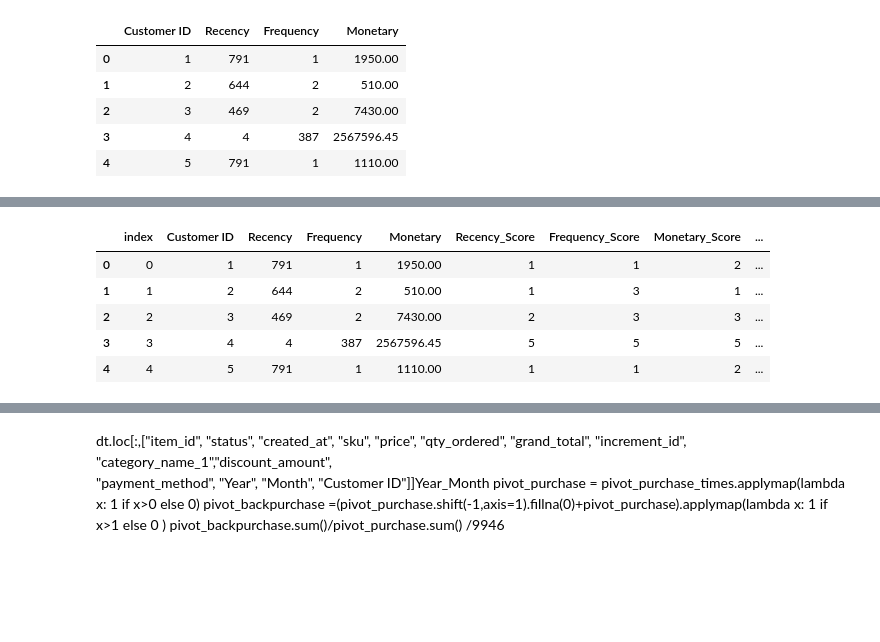
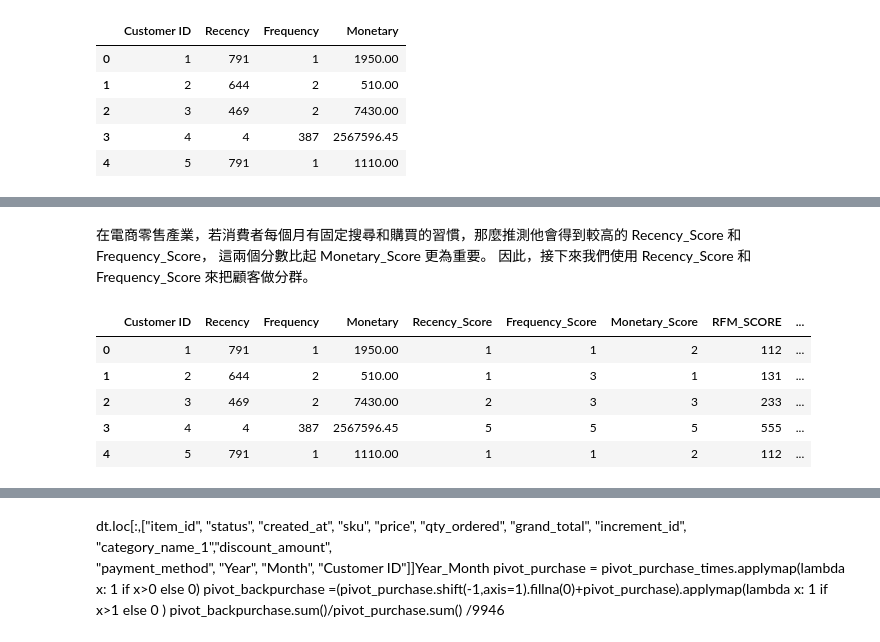
Before and after one commit to LiangYuDer/E-commerce-Analysis, a Jupyter notebook: ec_analysis.ipynb, the cells around one changed output, grey strips where cells are left out. Drawn from its saved outputs; the diff is of its cells as text; code cells hidden in the pictures; blank space fills up the shorter version.

```diff
--- a/ec_analysis.ipynb
+++ b/ec_analysis.ipynb
@@ -276,10 +281,3 @@ rfm_dt.head()
 rfm_dt["Recency_Score"]  = pd.qcut(rfm_dt['Recency'], 5, [5, 4, 3, 2, 1])
 rfm_dt["Frequency_Score"]  = pd.qcut(rfm_dt['Frequency'].rank(method="first"),  5, [1, 2, 3, 4, 5])
 rfm_dt["Monetary_Score"]  = pd.qcut(rfm_dt['Monetary'], 5, [1, 2, 3, 4, 5])
-# %%
-rfm_dt["Recency_Score"] = rfm_dt["Recency_Score"].astype(int)
-rfm_dt["Frequency_Score"] = rfm_dt["Frequency_Score"].astype(int)
-#rfm_dt.info()
-rfm_dt_test = rfm_dt
-rfm_dt_test["Segment_test"] = "n"
-rfm_dt_test
@@ -323,24 +294,39 @@ KeyError: 'Recency_Score'
+# %% [markdown]
+在電商零售產業，若消費者每個月有固定搜尋和購買的習慣，那麼推測他會得到較高的 Recency_Score 和 Frequency_Score，
+這兩個分數比起 Monetary_Score 更為重要。
+因此，接下來我們使用 Recency_Score 和 Frequency_Score 來把顧客做分群。
 # %%
+#1. Champions VIP顧客
+#2. Loyal Customers 忠實顧客
+#3. Potential Loyalists 潛在的忠誠顧客
+#4. New Customers 新顧客
+#5. Promising 有希望的顧客
+#6. Need Attention 需要關注的顧客
+#7. About to Sleep 快睡著(流失)的顧客
+#8. Can't Lose Them 不能失去的顧客
+#9. At Risk 有風險的顧客
+#10. Hibernating 冬眠(流失)的顧客
+
 seg_map = {
-    r'[1-2][1-2]': 'hibernating',
-    r'[1-2][3-4]': 'at_Risk',
-    r'[1-2]5': 'cant_loose',
-    r'3[1-2]': 'about_to_sleep',
-    r'33': 'need_attention',
-    r'[3-4][4-5]': 'loyal_customers',
-    r'41': 'promising',
-    r'51': 'new_customers',
-    r'[4-5][2-3]': 'potential_loyalists',
-    r'5[4-5]': 'champions'
+    r"[1-2][1-2]": "Hibernating",
+    r"[1-2][3-4]": "At Risk",
+    r"[1-2]5": "Can't Lose Them",
+    r"3[1-2]": "About To Sleep",
+    r"33": "Need Attention",
+    r"[3-4][4-5]": "Loyal Customers",
+    r"41": "Promising",
+    r"51": "New Customers",
+    r"[4-5][2-3]": "Potential Loyalists",
+    r"5[4-5]": "Champions"
 }
 # %%
-rfm_dt['Segment'] = rfm_dt['RFM_SCORE'].replace(seg_map, regex=True)
-
+rfm_dt["Segment"] = rfm_dt["Recency_Score"].astype(str) + rfm_dt["Frequency_Score"].astype(str)
+rfm_dt["Segment"] = rfm_dt["Segment"].replace(seg_map, regex=True)
 rfm_dt.head()
 # %% [output]
-|  | index | Customer ID | Recency | Frequency | Monetary | Recency_Score | Frequency_Score | Monetary_Score | ... |
-| 0 | 0 | 1 | 791 | 1 | 1950.00 | 1 | 1 | 2 | ... |
-| 1 | 1 | 2 | 644 | 2 | 510.00 | 1 | 3 | 1 | ... |
-| 2 | 2 | 3 | 469 | 2 | 7430.00 | 2 | 3 | 3 | ... |
-| 3 | 3 | 4 | 4 | 387 | 2567596.45 | 5 | 5 | 5 | ... |
-| 4 | 4 | 5 | 791 | 1 | 1110.00 | 1 | 1 | 2 | ... |
+|  | Customer ID | Recency | Frequency | Monetary | Recency_Score | Frequency_Score | Monetary_Score | RFM_SCORE | ... |
+| 0 | 1 | 791 | 1 | 1950.00 | 1 | 1 | 2 | 112 | ... |
+| 1 | 2 | 644 | 2 | 510.00 | 1 | 3 | 1 | 131 | ... |
+| 2 | 3 | 469 | 2 | 7430.00 | 2 | 3 | 3 | 233 | ... |
+| 3 | 4 | 4 | 387 | 2567596.45 | 5 | 5 | 5 | 555 | ... |
+| 4 | 5 | 791 | 1 | 1110.00 | 1 | 1 | 2 | 112 | ... |
```
Also changed, not shown: parts of 13 cells of this notebook.
